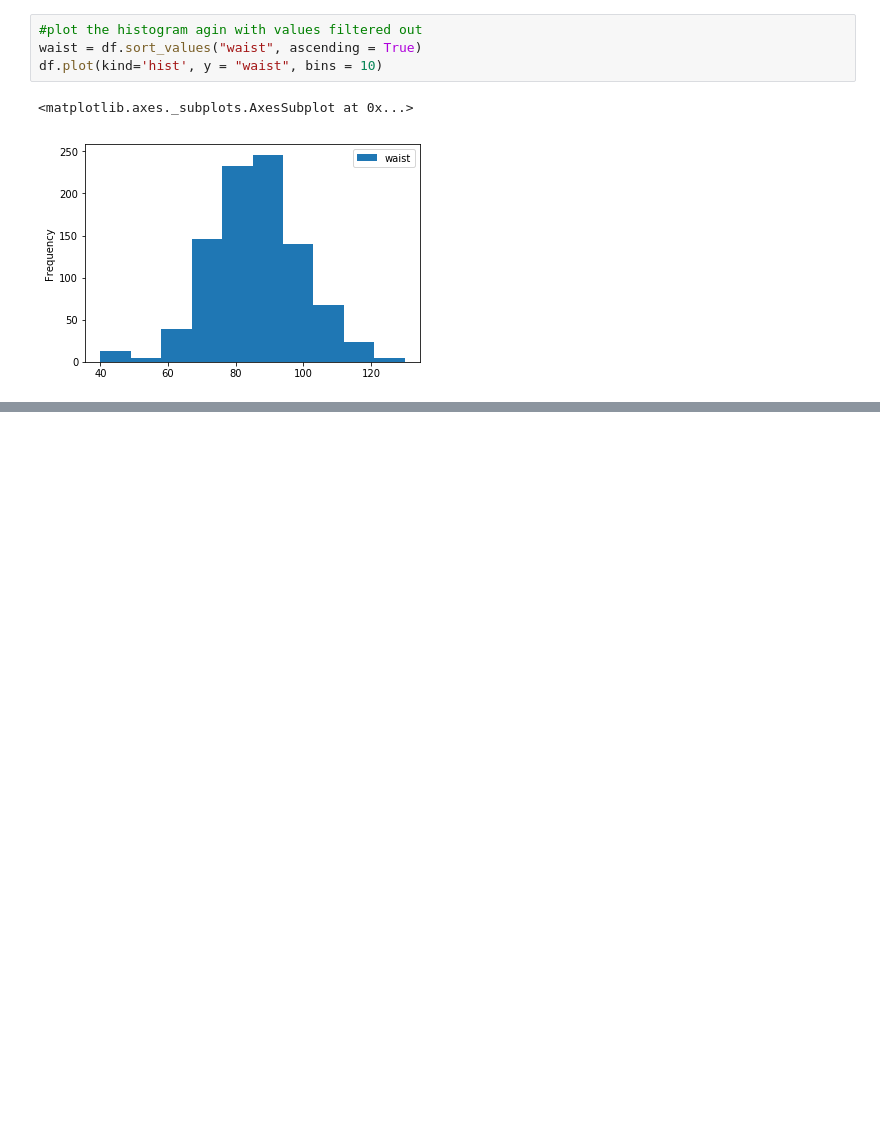
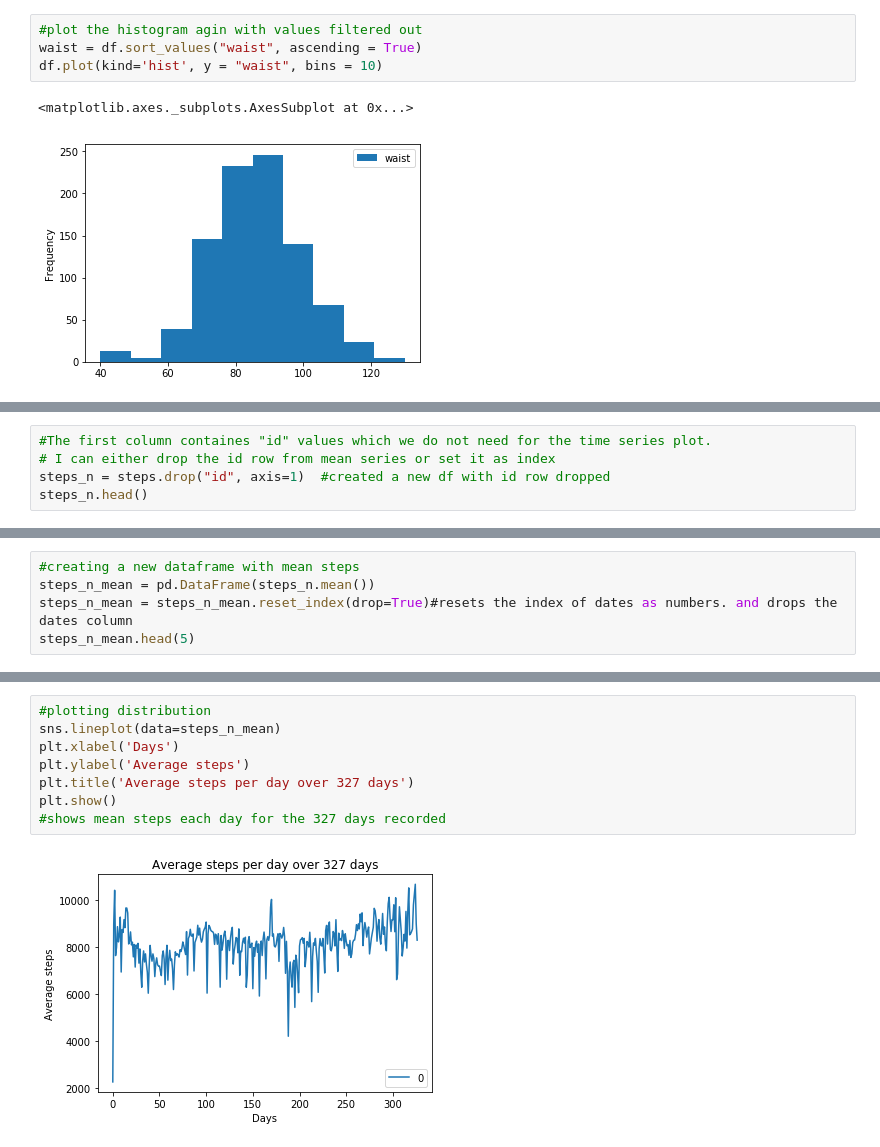
Before and after one commit to JahouNyan/DDL_Ex, a Jupyter notebook: Assignments/Assignment_1/Assignment_1.ipynb, the cells around one changed output, grey strips where cells are left out. Saved outputs shown, nothing was run; the diff lists cells and outputs as text; blank space fills up the shorter version.

```diff
--- a/Assignments/Assignment_1/Assignment_1.ipynb
+++ b/Assignments/Assignment_1/Assignment_1.ipynb
@@ -104,0 +120,5 @@ df.plot(kind='hist', y = "waist", bins = 10)
+# %%
+#The first column containes "id" values which we do not need for the time series plot.
+# I can either drop the id row from mean series or set it as index
+steps_n = steps.drop("id", axis=1)  #created a new df with id row dropped
+steps_n.head()
@@ -104,0 +133,5 @@ df.plot(kind='hist', y = "waist", bins = 10)
+# %%
+#creating a new dataframe with mean steps
+steps_n_mean = pd.DataFrame(steps_n.mean())
+steps_n_mean = steps_n_mean.reset_index(drop=True)#resets the index of dates as numbers. and drops the dates column
+steps_n_mean.head(5)
@@ -105,2 +145,12 @@ df.plot(kind='hist', y = "waist", bins = 10)
+# %%
+#plotting distribution
+sns.lineplot(data=steps_n_mean)
+plt.xlabel('Days')
+plt.ylabel('Average steps')
+plt.title('Average steps per day over 327 days')
+plt.show()
+#shows mean steps each day for the 327 days recorded
+# %% [output]
+[figure, added]
 # %%
 #An analysis of one quantitative variable
```
Also changed, not shown: parts of 23 cells of this notebook, 2 other files.
